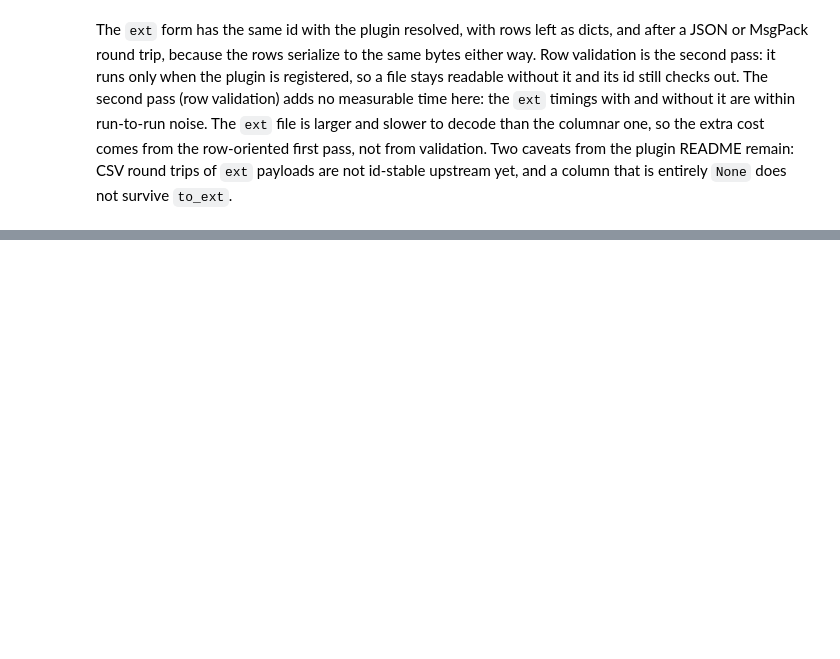
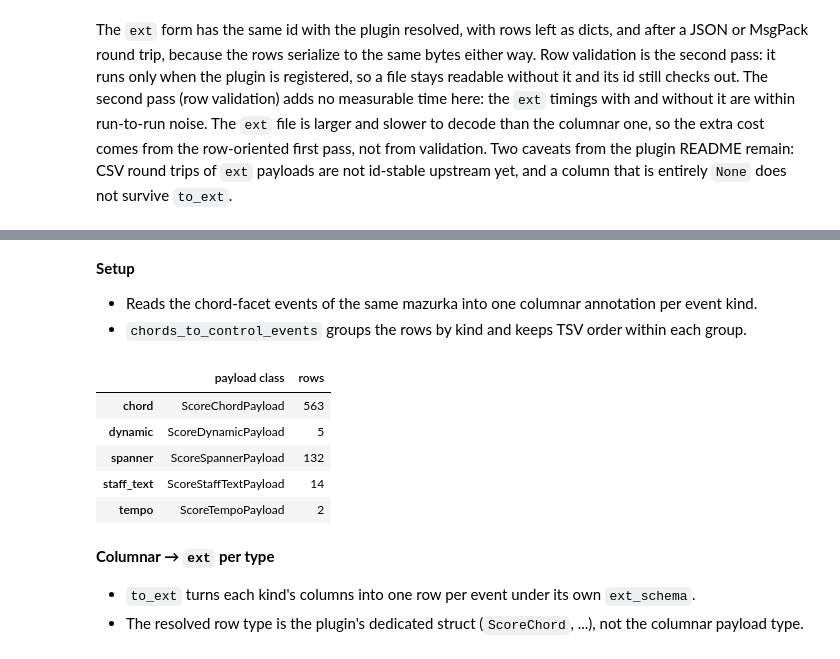
Before and after one commit to johentsch/bopp, a Jupyter notebook: experiments/ext_score_notes.ipynb, the cells around one changed output, grey strips where cells are left out. Cells and saved outputs as stored; diff of their text form; code cells hidden in the pictures; blank space fills up the shorter version.

```diff
--- a/experiments/ext_score_notes.ipynb
+++ b/experiments/ext_score_notes.ipynb
@@ -161,0 +166,44 @@ The `ext` form has the same id with the plugin resolved, with rows left as dicts
+# %% [markdown]
+**Setup**
+- Reads the chord-facet events of the same mazurka into one columnar annotation per event kind.
+- `chords_to_control_events` groups the rows by kind and keeps TSV order within each group.
+# %%
+from bopp_score_ext import (
+    EVENT_EXT_SCHEMAS,
+    MIXED_EXT_SCHEMA,
+    ScoreControlEvent,
+    decode_mixed,
+)
+
+from experiments.dlc_chords import (
+    chords_to_control_events,
+    chords_to_mixed_ext,
+    read_chords_tsv,
+)
+
+CHORDS_FIXTURE = REPO / "tests" / "experiments" / "data" / "dlc_chords_chopin_mazurkas_BI163op67-4.tsv"
+
+chords = read_chords_tsv(CHORDS_FIXTURE)
+events = chords_to_control_events(chords)
+KINDS = tuple(events)
+
+pd.DataFrame(
+    {
+        kind: {
+            "payload class": type(events[kind].payload).__name__,
+            "rows": len(events[kind].payload.staff),
+        }
+        for kind in KINDS
+    }
+).T
+# %% [output]
+|  | payload class | rows |
+| chord | ScoreChordPayload | 563 |
+| dynamic | ScoreDynamicPayload | 5 |
+| spanner | ScoreSpannerPayload | 132 |
+| staff_text | ScoreStaffTextPayload | 14 |
+| tempo | ScoreTempoPayload | 2 |
+# %% [markdown]
+**Columnar → `ext` per type**
+- `to_ext` turns each kind's columns into one row per event under its own `ext_schema`.
+- The resolved row type is the plugin's dedicated struct (`ScoreChord`, ...), not the columnar payload type.
```
Also changed, not shown: parts of 20 cells of this notebook.
